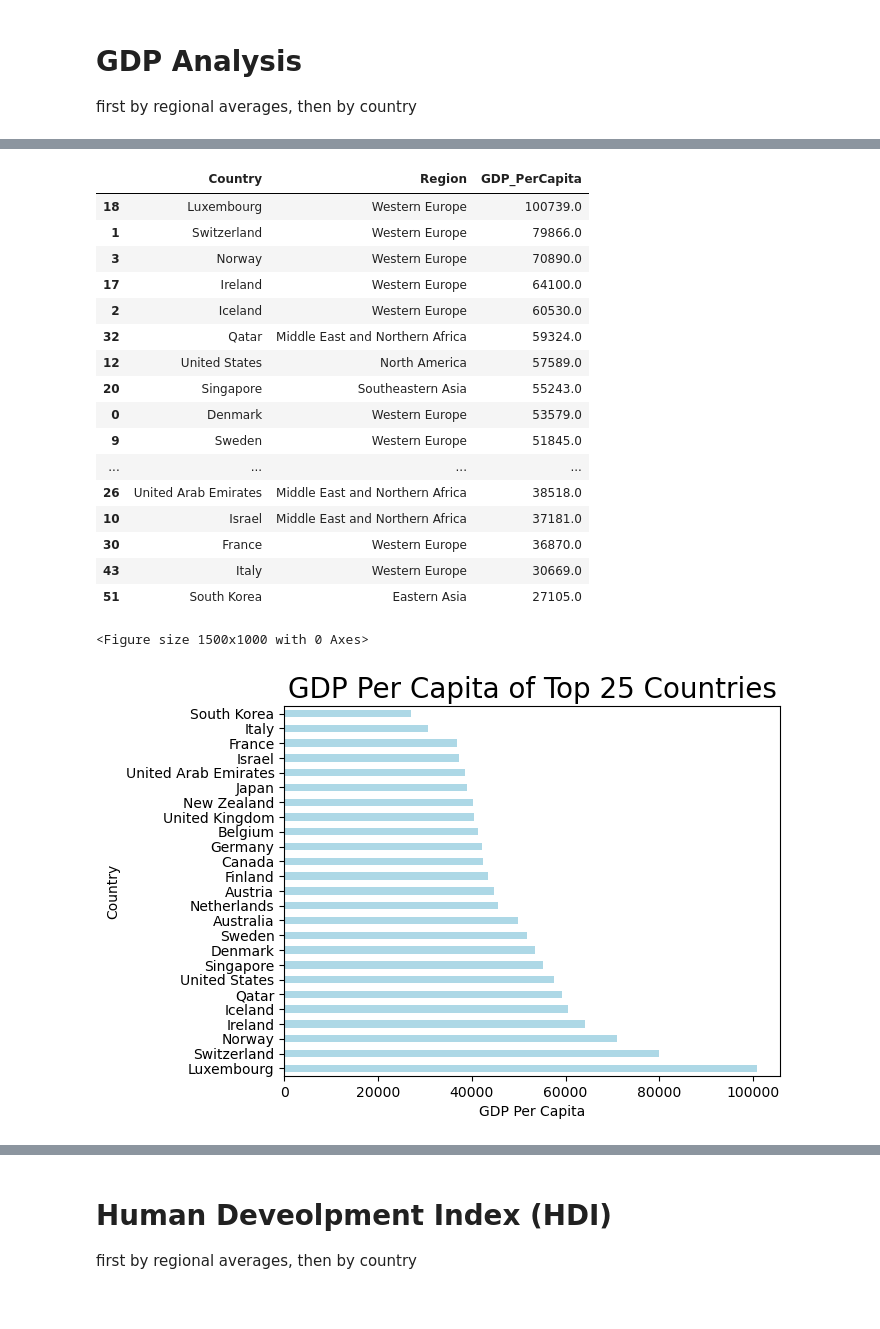
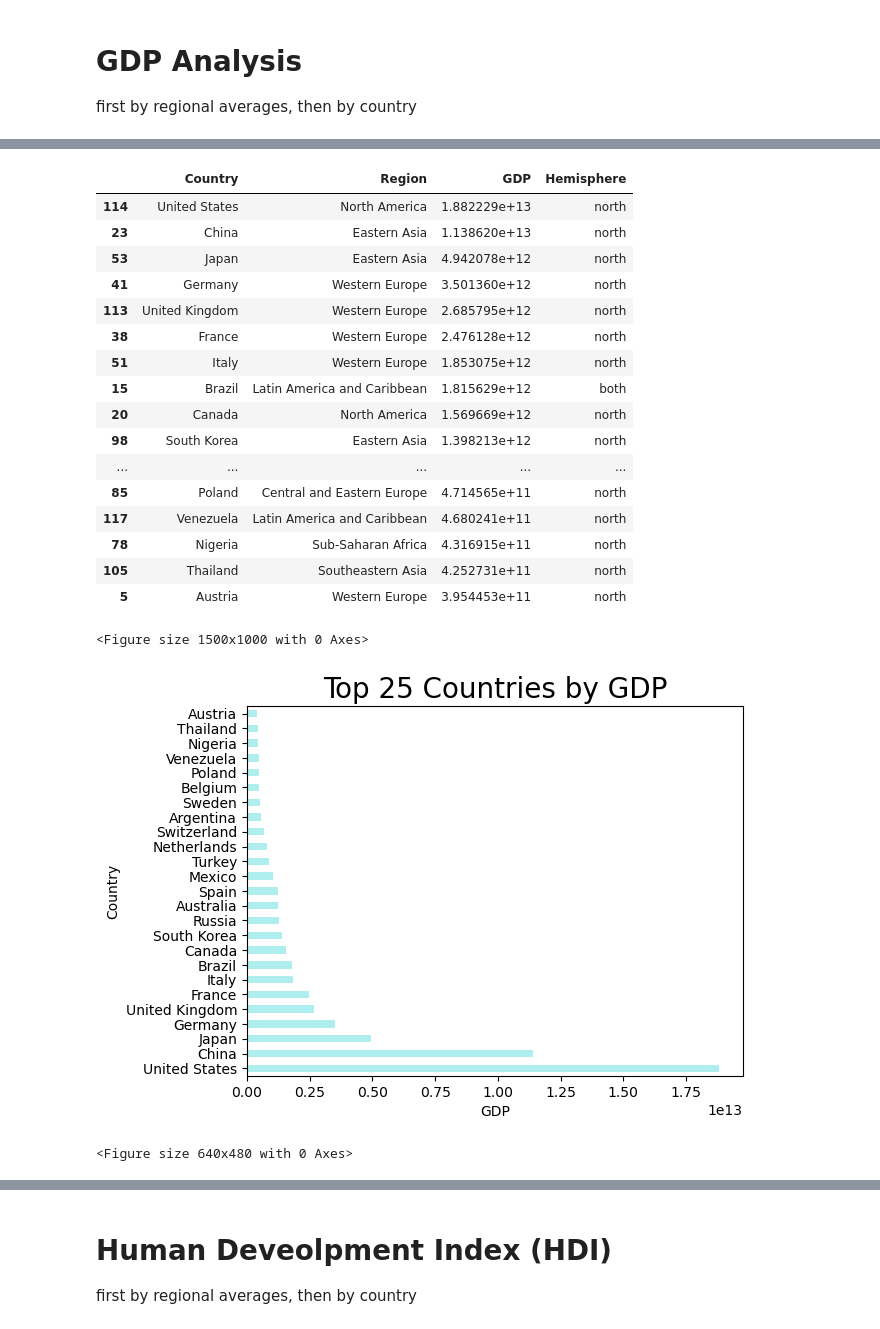
Before and after one commit to mattcaseycpa/project1, a Jupyter notebook: project.ipynb, the cells around one changed output, grey strips where cells are left out. Cells and saved outputs as stored; diff of their text form; code cells hidden in the pictures.

Commit message:
Added and saved graphs

```diff
--- a/project.ipynb
+++ b/project.ipynb
@@ -210,6 +210,6 @@ plt.show()
 first by regional averages, then by country
 # %%
 #Analysing GDP
-gdp_df=data_df[["Country","Region","GDP_PerCapita"]].copy()
+gdp_df=merged_data_complete[["Country","Region","GDP","Hemisphere"]].copy()
 gdp_df
 # %% [output]
@@ -256,39 +276,42 @@ Text(0, 0.5, 'GDP Per Capita')
 # %%
 #top 20 GDP countries
-gdp=gdp_df.sort_values(["GDP_PerCapita"],ascending=False)
+gdp=gdp_df.sort_values(["GDP"],ascending=False)
 gdp.head(25)
 # %% [output]
-|  | Country | Region | GDP_PerCapita |
-| 18 | Luxembourg | Western Europe | 100739.0 |
-| 1 | Switzerland | Western Europe | 79866.0 |
-| 3 | Norway | Western Europe | 70890.0 |
-| 17 | Ireland | Western Europe | 64100.0 |
-| 2 | Iceland | Western Europe | 60530.0 |
-| 32 | Qatar | Middle East and Northern Africa | 59324.0 |
-| 12 | United States | North America | 57589.0 |
-| 20 | Singapore | Southeastern Asia | 55243.0 |
-| 0 | Denmark | Western Europe | 53579.0 |
-| 9 | Sweden | Western Europe | 51845.0 |
-| ... | ... | ... | ... |
-| 26 | United Arab Emirates | Middle East and Northern Africa | 38518.0 |
-| 10 | Israel | Middle East and Northern Africa | 37181.0 |
-| 30 | France | Western Europe | 36870.0 |
-| 43 | Italy | Western Europe | 30669.0 |
-| 51 | South Korea | Eastern Asia | 27105.0 |
+|  | Country | Region | GDP | Hemisphere |
+| 114 | United States | North America | 1.882229e+13 | north |
+| 23 | China | Eastern Asia | 1.138620e+13 | north |
+| 53 | Japan | Eastern Asia | 4.942078e+12 | north |
+| 41 | Germany | Western Europe | 3.501360e+12 | north |
+| 113 | United Kingdom | Western Europe | 2.685795e+12 | north |
+| 38 | France | Western Europe | 2.476128e+12 | north |
+| 51 | Italy | Western Europe | 1.853075e+12 | north |
+| 15 | Brazil | Latin America and Caribbean | 1.815629e+12 | both |
+| 20 | Canada | North America | 1.569669e+12 | north |
+| 98 | South Korea | Eastern Asia | 1.398213e+12 | north |
+| ... | ... | ... | ... | ... |
+| 85 | Poland | Central and Eastern Europe | 4.714565e+11 | north |
+| 117 | Venezuela | Latin America and Caribbean | 4.680241e+11 | north |
+| 78 | Nigeria | Sub-Saharan Africa | 4.316915e+11 | north |
+| 105 | Thailand | Southeastern Asia | 4.252731e+11 | north |
+| 5 | Austria | Western Europe | 3.954453e+11 | north |
 # %%
 #chart top 25 countries by GDP
-gdp=gdp_df["GDP_PerCapita"]
+gdp=gdp_df["GDP"]
 country=gdp_df["Country"]
 
 plt.figure(figsize=(15, 10))
-top_25_countries = gdp_df.nlargest(25, 'GDP_PerCapita')
-top_25_countries.plot(kind='barh', x='Country', y='GDP_PerCapita', color='lightblue', legend=False)
-plt.title('GDP Per Capita of Top 25 Countries', fontsize=20)
-plt.xlabel('GDP Per Capita')
+top_25_countries = gdp_df.nlargest(25, 'GDP')
+top_25_countries.plot(kind='barh', x='Country', y='GDP', color='paleturquoise', legend=False)
+plt.title('Top 25 Countries by GDP', fontsize=20)
+plt.xlabel('GDP')
 plt.ylabel('Country')
 plt.show()
+
+plt.savefig("output_data/GDP_HDI/Top_GDP.png")
 # %% [output]
 <Figure size 1500x1000 with 0 Axes>
-[figure, old version]
+[figure, new version]
+<Figure size 640x480 with 0 Axes>
 # %%
 #bottom 20 GDP countries
```
Also changed, not shown: parts of 20 cells of this notebook, 10 other files.
